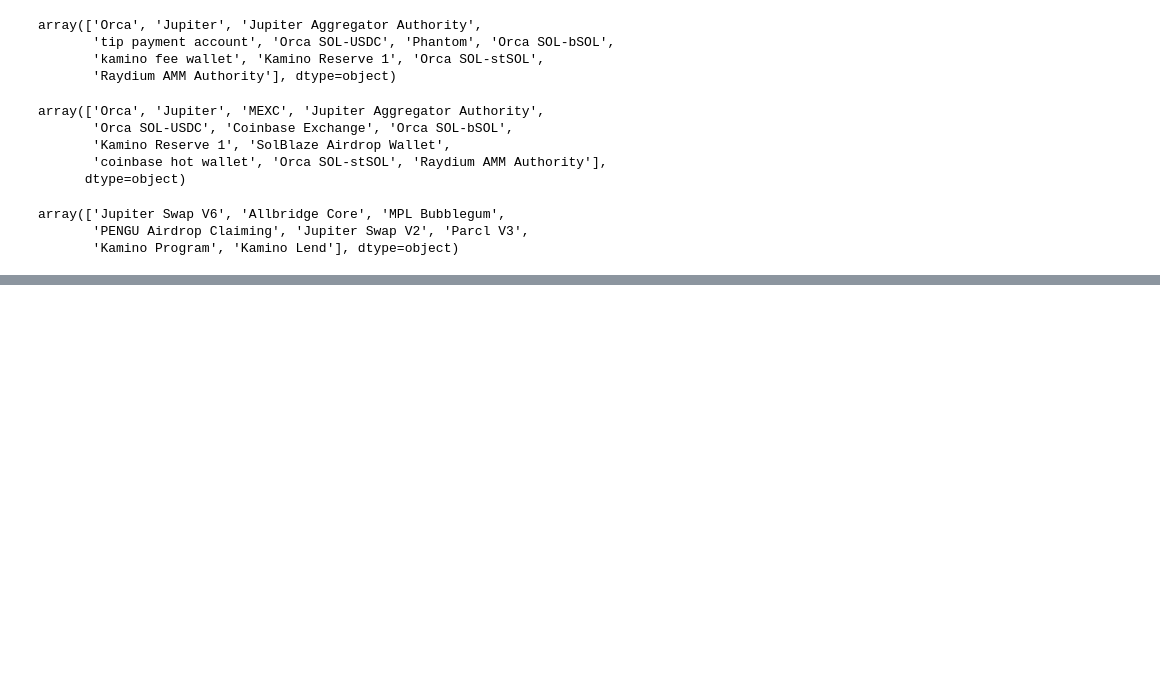
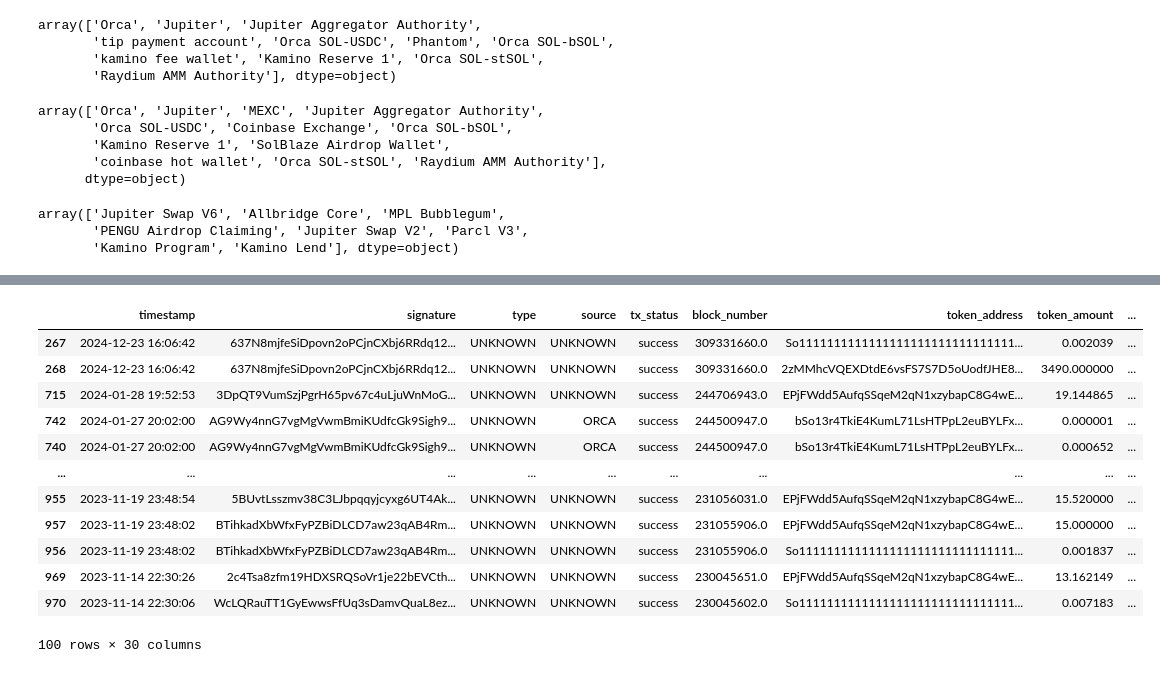
Before and after one commit to apostleoffinance/Solana-Forensic-Analysis-Tool, a Jupyter notebook: notebooks/05_entity_labeling.ipynb, the cells around one changed output, grey strips where cells are left out. Drawn from its saved outputs; the diff is of its cells as text; code cells hidden in the pictures; blank space fills up the shorter version.

```diff
--- a/notebooks/05_entity_labeling.ipynb
+++ b/notebooks/05_entity_labeling.ipynb
@@ -457,2 +568,18 @@ array(['Jupiter Swap V6', 'Allbridge Core', 'MPL Bubblegum',
+# %%
+test_wallet_timeseries[~test_wallet_timeseries['program_category'].isin(['Other','Exchange','Bridge'])]
+# %% [output]
+|  | timestamp | signature | type | source | tx_status | block_number | token_address | token_amount | ... |
+| 267 | 2024-12-23 16:06:42 | 637N8mjfeSiDpovn2oPCjnCXbj6RRdq12... | UNKNOWN | UNKNOWN | success | 309331660.0 | So1111111111111111111111111111111... | 0.002039 | ... |
+| 268 | 2024-12-23 16:06:42 | 637N8mjfeSiDpovn2oPCjnCXbj6RRdq12... | UNKNOWN | UNKNOWN | success | 309331660.0 | 2zMMhcVQEXDtdE6vsFS7S7D5oUodfJHE8... | 3490.000000 | ... |
+| 715 | 2024-01-28 19:52:53 | 3DpQT9VumSzjPgrH65pv67c4uLjuWnMoG... | UNKNOWN | UNKNOWN | success | 244706943.0 | EPjFWdd5AufqSSqeM2qN1xzybapC8G4wE... | 19.144865 | ... |
+| 742 | 2024-01-27 20:02:00 | AG9Wy4nnG7vgMgVwmBmiKUdfcGk9Sigh9... | UNKNOWN | ORCA | success | 244500947.0 | bSo13r4TkiE4KumL71LsHTPpL2euBYLFx... | 0.000001 | ... |
+| 740 | 2024-01-27 20:02:00 | AG9Wy4nnG7vgMgVwmBmiKUdfcGk9Sigh9... | UNKNOWN | ORCA | success | 244500947.0 | bSo13r4TkiE4KumL71LsHTPpL2euBYLFx... | 0.000652 | ... |
+| ... | ... | ... | ... | ... | ... | ... | ... | ... | ... |
+| 955 | 2023-11-19 23:48:54 | 5BUvtLsszmv38C3LJbpqqyjcyxg6UT4Ak... | UNKNOWN | UNKNOWN | success | 231056031.0 | EPjFWdd5AufqSSqeM2qN1xzybapC8G4wE... | 15.520000 | ... |
+| 957 | 2023-11-19 23:48:02 | BTihkadXbWfxFyPZBiDLCD7aw23qAB4Rm... | UNKNOWN | UNKNOWN | success | 231055906.0 | EPjFWdd5AufqSSqeM2qN1xzybapC8G4wE... | 15.000000 | ... |
+| 956 | 2023-11-19 23:48:02 | BTihkadXbWfxFyPZBiDLCD7aw23qAB4Rm... | UNKNOWN | UNKNOWN | success | 231055906.0 | So1111111111111111111111111111111... | 0.001837 | ... |
+| 969 | 2023-11-14 22:30:26 | 2c4Tsa8zfm19HDXSRQSoVr1je22bEVCth... | UNKNOWN | UNKNOWN | success | 230045651.0 | EPjFWdd5AufqSSqeM2qN1xzybapC8G4wE... | 13.162149 | ... |
+| 970 | 2023-11-14 22:30:06 | WcLQRauTT1GyEwwsFfUq3sDamvQuaL8ez... | UNKNOWN | UNKNOWN | success | 230045602.0 | So1111111111111111111111111111111... | 0.007183 | ... |
+100 rows × 30 columns
 # %%
 test_wallet_timeseries.to_csv('../data/processed/test_acc_timeseries_labeled.csv', index=False)
```
Also changed, not shown: parts of 10 cells of this notebook, 3 other files.
